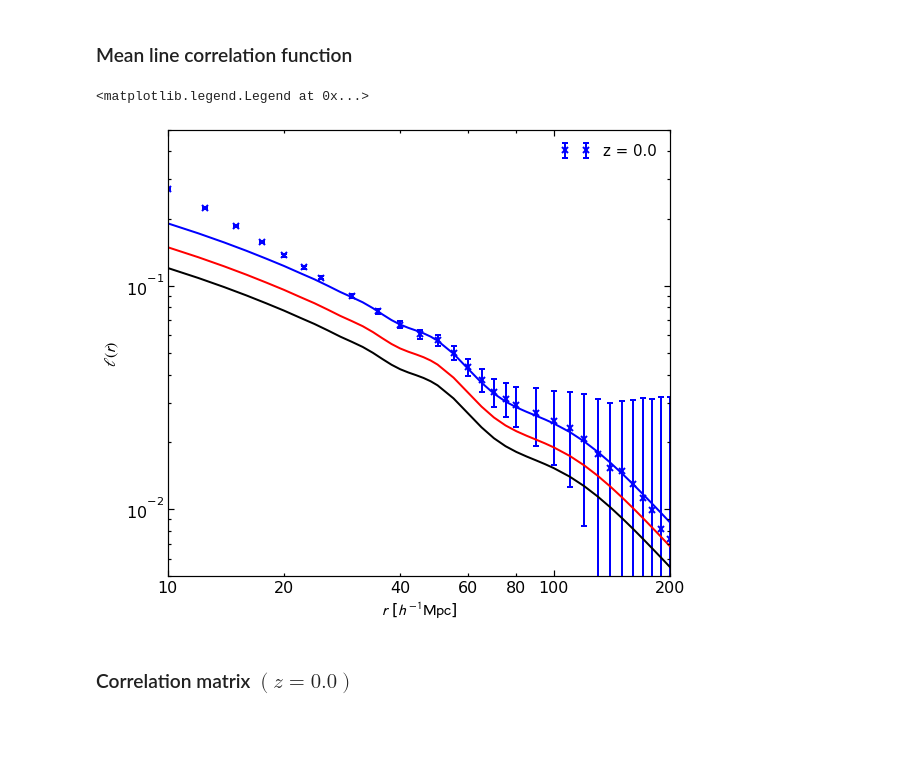
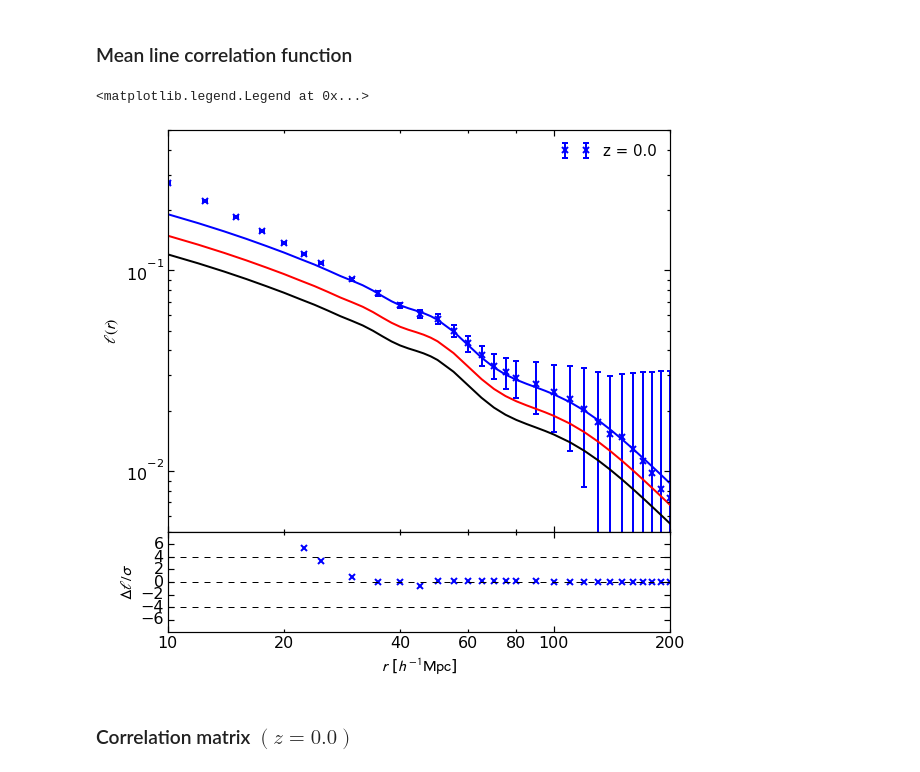
Before and after one commit to DonRegan/notebooks, a Jupyter notebook: ZBOX2 Measurements.ipynb, the cells around one changed output. Cells and saved outputs as stored; diff of their text form; code cells hidden in the pictures; blank space fills up the shorter version.

```diff
--- a/ZBOX2 Measurements.ipynb
+++ b/ZBOX2 Measurements.ipynb
@@ -201,34 +242,49 @@ cb = f.colorbar(cax)
 # %%
 # load data
 lz00 = loadtxt('./data/ZBOX2/LC/z0.0/combined_N256_avg.dat')
 lmodel = loadtxt('./model/LC/linecorr_2222222.dat')
+lmodel_spline = interp1d(lmodel[:,0],lmodel[:,1],kind='cubic')
 
 # plotting
-f = plt.figure(figsize=(9,8))
-ax = f.add_subplot(111)
+f = plt.figure(figsize=(9,9))
+gs = gridspec.GridSpec(2,1,height_ratios=[4,1])
+ax1 = f.add_subplot(gs[0])
+ax2 = f.add_subplot(gs[1])
+plt.setp(ax1.get_xticklabels(), visible=False);
+gs.update(hspace=0)
 
-ax.set_xscale('log')
-ax.set_yscale('log')
-ax.set_xlim(10,200)
-ax.set_ylim(0.005,0.5)
+ax1.set_xscale('log')
+ax1.set_yscale('log')
+ax2.set_xscale('log')
+ax1.set_ylabel('$\ell(r)$',fontsize=16)
+ax2.set_xlabel('$r$ [$h^{-1}\mathrm{Mpc}$]',fontsize=16)
+ax2.set_ylabel('$\Delta \ell/\sigma$',fontsize=16)
+ax1.set_xlim(10,200)
+ax1.set_ylim(0.005,0.5)
+ax2.set_xlim(10,200)
+ax2.set_ylim(-8,8)
+ax2.set_yticks(arange(-6,7,2))
 
-ax.set_xticks((20,40,60,80,200),minor=True)
-ax.xaxis.set_minor_formatter(FormatStrFormatter("%.0f"))
-ax.xaxis.set_major_formatter(ticker.ScalarFormatter())
+ax1.set_xticks((20,40,60,80,200),minor=True)
+ax2.set_xticks((20,40,60,80,200),minor=True)
+ax2.xaxis.set_minor_formatter(FormatStrFormatter("%.0f"))
+ax2.xaxis.set_major_formatter(ticker.ScalarFormatter())
 
-ax.set_ylabel('$\ell(r)$',fontsize=16)
-ax.set_xlabel('$r$ [$h^{-1}\mathrm{Mpc}$]',fontsize=16)
+ax1.errorbar(lz00[:,0],lz00[:,1],lz00[:,2],fmt='x',mew=2,lw=2,c='b',label='z = 0.0')
 
-ax.errorbar(lz00[:,0],lz00[:,1],lz00[:,2],fmt='x',mew=2,lw=2,c='b',label='z = 0.0')
+ax1.plot(lmodel[:,0], gz00*lmodel[:,1], lw=2, c='b')
+ax1.plot(lmodel[:,0], gz05*lmodel[:,1], lw=2, c='r')
+ax1.plot(lmodel[:,0], gz10*lmodel[:,1], lw=2, c='black')
 
-ax.plot(lmodel[:,0], gz00*lmodel[:,1], lw=2, c='b')
-ax.plot(lmodel[:,0], gz05*lmodel[:,1], lw=2, c='r')
-ax.plot(lmodel[:,0], gz10*lmodel[:,1], lw=2, c='black')
+ax2.plot(lz00[:,0],(lz00[:,1]-gz00*lmodel_spline(lz00[:,0]))/lz00[:,2],'x',mew=2,lw=2,c='b')
+ax2.plot(lmodel[:,0],zeros(lmodel.shape[0]),'--',c='black')
+ax2.plot(lmodel[:,0],4*ones(lmodel.shape[0]),'--',c='black')
+ax2.plot(lmodel[:,0],-4*ones(lmodel.shape[0]),'--',c='black')
 
-legend(loc=1,prop={'size':15},frameon=False)
+ax1.legend(loc=1,prop={'size':15},frameon=False)
 # %% [output]
 <matplotlib.legend.Legend at 0x...>
-[figure, old version]
+[figure, new version]
 # %% [markdown]
 ### Correlation matrix $(z=0.0)$
 # %%
```
Also changed, not shown: parts of 3 cells of this notebook.
